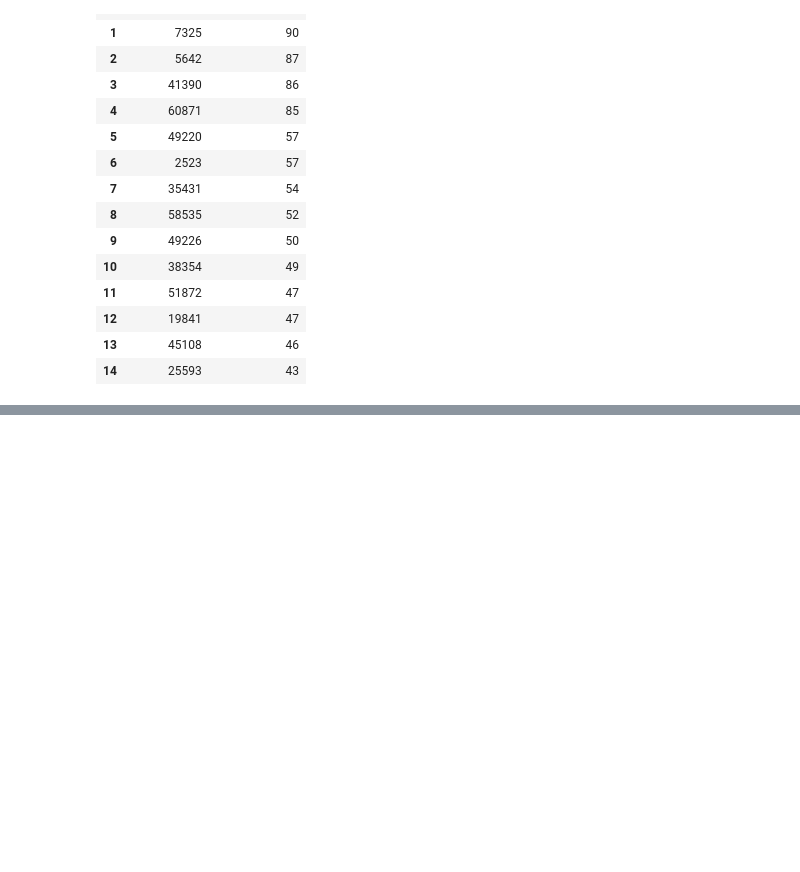
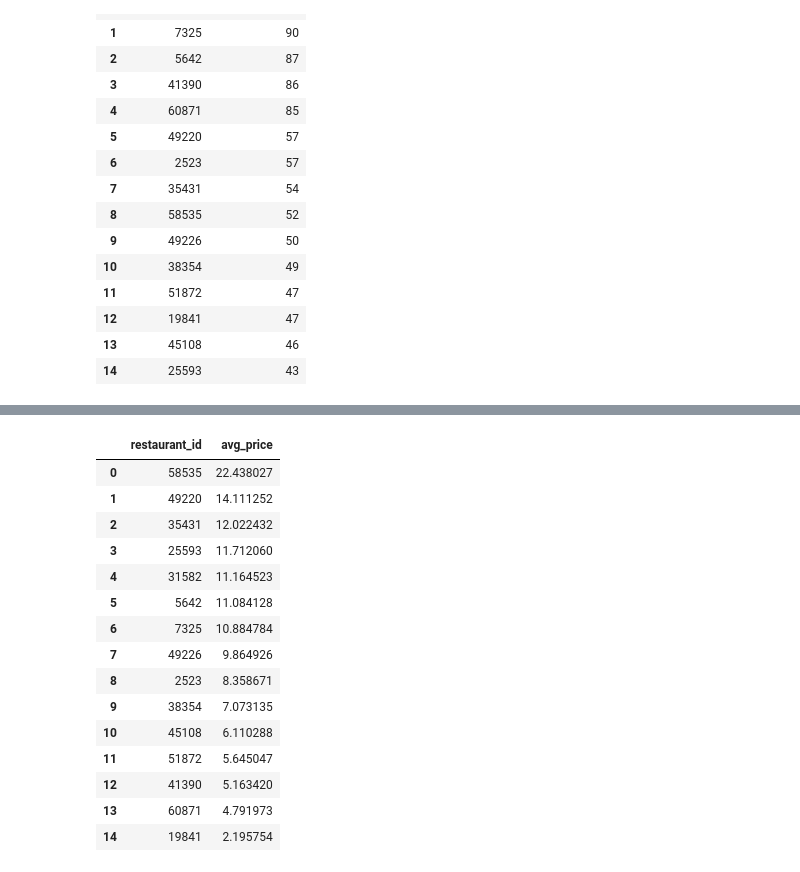
Before and after one commit to derak-isaack/UberEATSAnalytics, a Jupyter notebook: uber_eats.ipynb, the cells around one changed output, grey strips where cells are left out. Drawn from its saved outputs; the diff is of its cells as text; code cells hidden in the pictures; blank space fills up the shorter version.

```diff
--- a/uber_eats.ipynb
+++ b/uber_eats.ipynb
@@ -105,0 +140,38 @@ conn_count.close()
+# %%
+#Investigate the top 15 restaurants which have high average prices of items.
+conn_avgprice = duckdb.connect('uber_restaurants.db')
+query_avgprice = """
+    WITH top_restaurants AS (
+    SELECT restaurant_id, COUNT(DISTINCT category) AS category_count
+    FROM restaurants
+    GROUP BY restaurant_id
+    ORDER BY category_count DESC
+    LIMIT 15
+)
+SELECT r.restaurant_id, AVG(CAST(SUBSTR(r.price, 1, LENGTH(r.price) - 4) AS FLOAT)) AS avg_price
+FROM restaurants r
+JOIN top_restaurants tr ON r.restaurant_id = tr.restaurant_id
+GROUP BY r.restaurant_id
+ORDER BY avg_price DESC
+"""
+results_avgprice = conn_avgprice.execute(query_avgprice).fetchdf()
+df_ubereats_avgprice = pd.DataFrame(results_avgprice)
+display(df_ubereats_avgprice)
+conn_avgprice.close()
+# %% [output]
+|  | restaurant_id | avg_price |
+| 0 | 58535 | 22.438027 |
+| 1 | 49220 | 14.111252 |
+| 2 | 35431 | 12.022432 |
+| 3 | 25593 | 11.712060 |
+| 4 | 31582 | 11.164523 |
+| 5 | 5642 | 11.084128 |
+| 6 | 7325 | 10.884784 |
+| 7 | 49226 | 9.864926 |
+| 8 | 2523 | 8.358671 |
+| 9 | 38354 | 7.073135 |
+| 10 | 45108 | 6.110288 |
+| 11 | 51872 | 5.645047 |
+| 12 | 41390 | 5.163420 |
+| 13 | 60871 | 4.791973 |
+| 14 | 19841 | 2.195754 |
```
Also changed, not shown: parts of 3 cells of this notebook.
